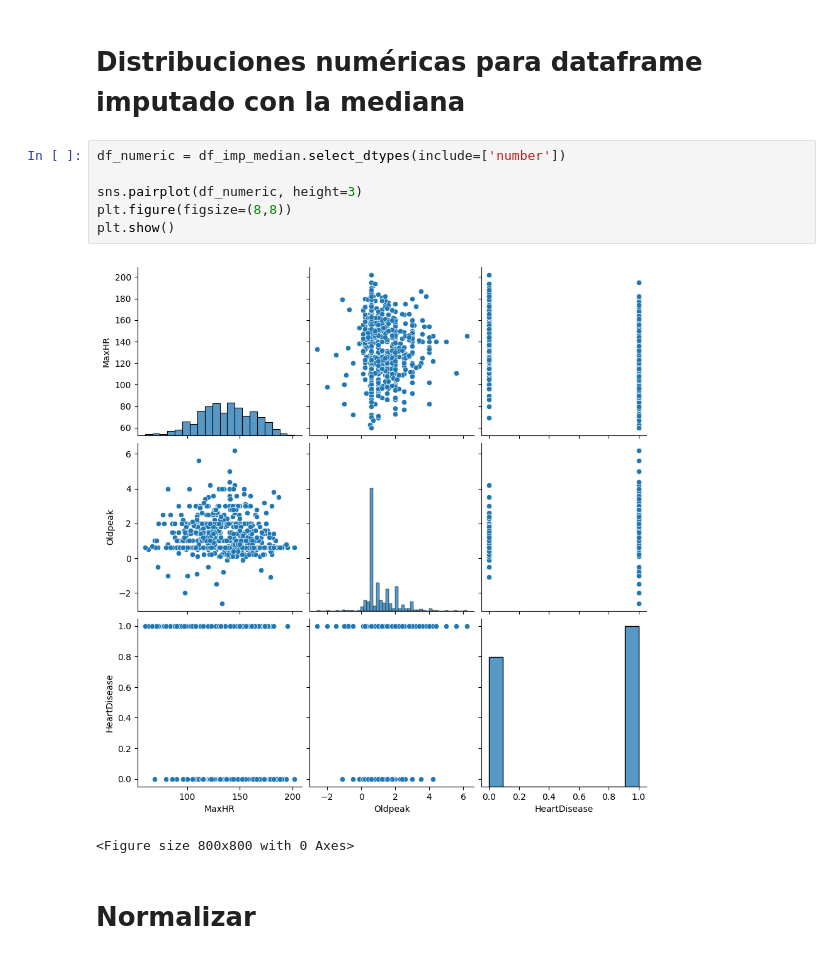
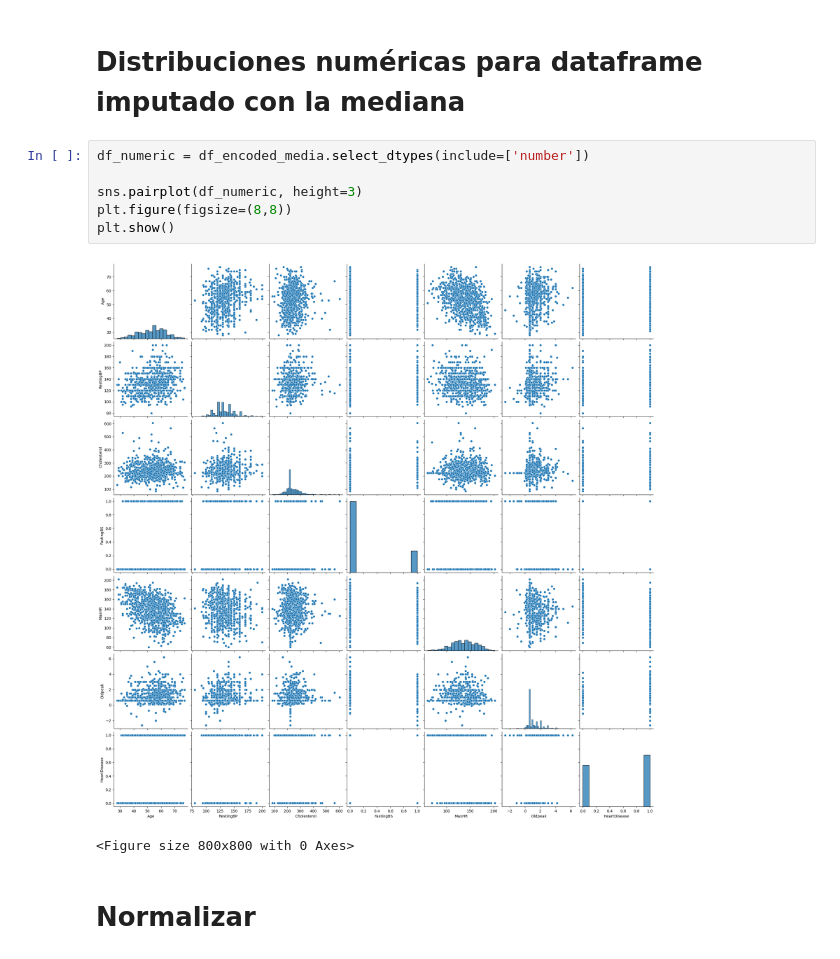
Before and after one commit to DiegoAlv9423/Taller_3_EDA, a Jupyter notebook: Taller_3_Análisis_bivariado.ipynb, the cells around one changed output. Saved outputs shown, nothing was run; the diff lists cells and outputs as text.

```diff
--- a/Taller_3_Análisis_bivariado.ipynb
+++ b/Taller_3_Análisis_bivariado.ipynb
@@ -642,13 +605,13 @@ df_imp_median.head()
 # %% [markdown]
 # Distribuciones numéricas para dataframe imputado con la mediana
 # %%
-df_numeric = df_imp_median.select_dtypes(include=['number'])
+df_numeric = df_encoded_media.select_dtypes(include=['number'])
 
 sns.pairplot(df_numeric, height=3)
 plt.figure(figsize=(8,8))
 plt.show()
 # %% [output]
-[figure, old version]
+[figure, new version]
 <Figure size 800x800 with 0 Axes>
 # %% [markdown]
 # Normalizar
```
Also changed, not shown: parts of 15 cells of this notebook.
